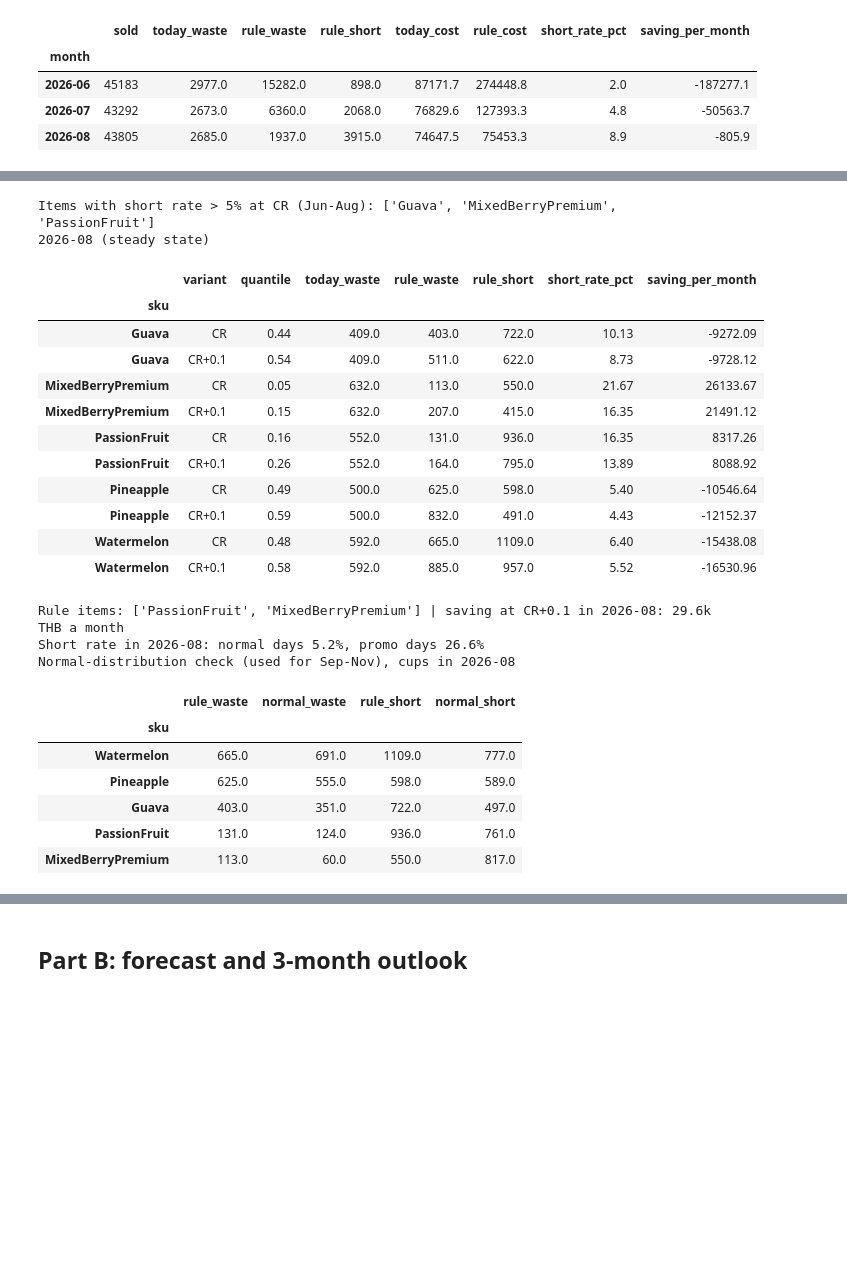
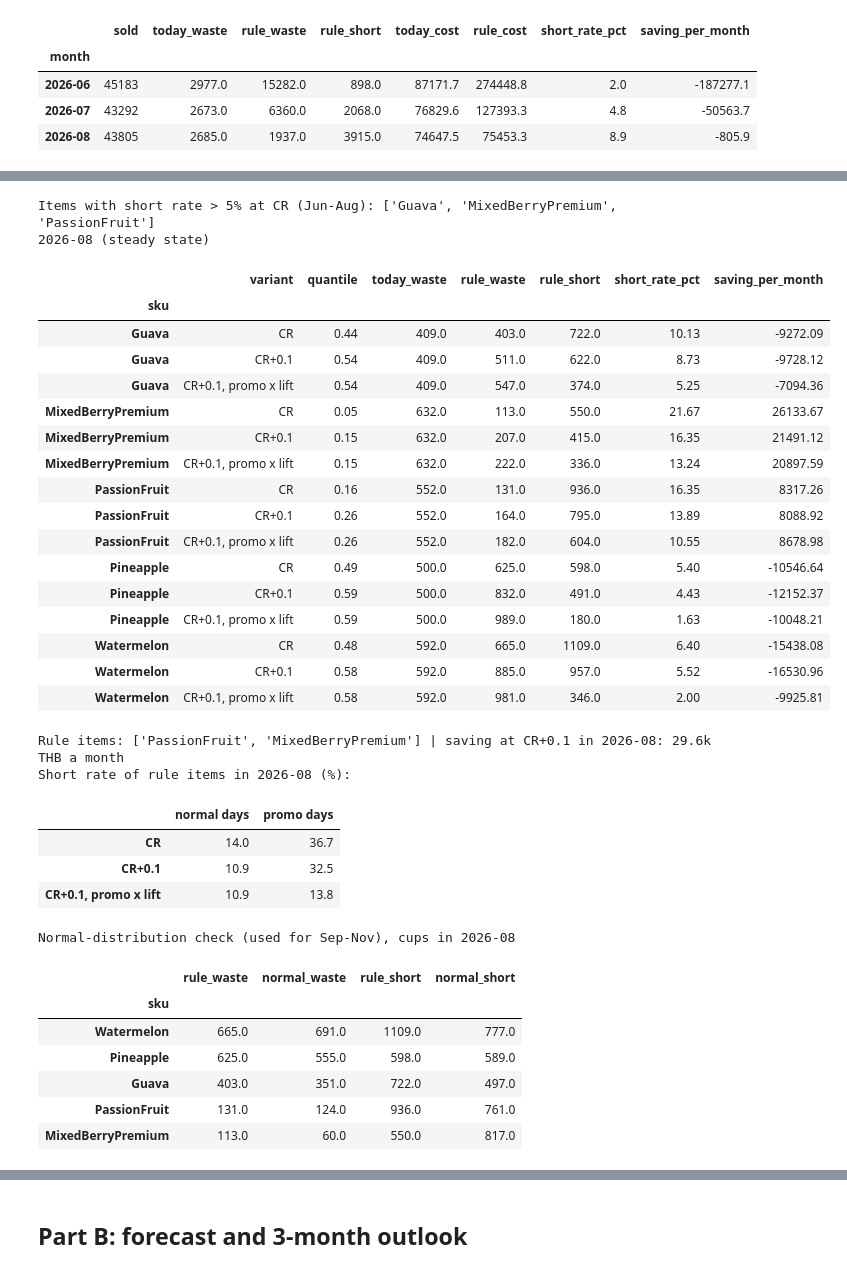
Before and after one commit to belseris/fruitblend24-case-study, a Jupyter notebook: notebooks/05_forecast_inventory.ipynb, the cells around one changed output, grey strips where cells are left out. Cells and saved outputs as stored; diff of their text form; code cells hidden in the pictures; blank space fills up the shorter version.

Commit message:
Add executive summary, insight checks and recommendations (lesson 12)
Also prep promo days at the normal level x measured lift in prep_rule.

Co-Authored-By: Claude Opus 5.5 <noreply@anthropic.com>

```diff
--- a/notebooks/05_forecast_inventory.ipynb
+++ b/notebooks/05_forecast_inventory.ipynb
@@ -47,6 +47,8 @@ def subtitle(title, sub):
 sheets = load_tables()
 e = pd.read_parquet(ROOT / "data" / "processed" / "orders_enriched.parquet")
 p = daily_panel(e, sheets)
+promo_inc = pd.read_csv(OUT / "promo_incremental.csv")
+LIFT = sc.promo_lift(promo_inc)   # lesson 7: cups on promo / baseline cups
 assert p["sold"].sum() == e["units_sold"].sum()
 assert np.isclose(p["waste_cost"].sum(), sheets["waste_daily"]["est_waste_cost_thb"].sum())
 print(f"{len(p):,} kitchen-item-days | {p['sold'].sum():,.0f} cups sold | "
@@ -177,9 +179,9 @@ A wasted berry costs 53 THB, a lost berry sale only 2.6 THB (rainy-season fruit
 p["today_cost"] = p["wasted"] * p["sku"].map(cr["co"])
 
 
-def backtest_rule(q, months):
+def backtest_rule(q, months, lift=None):
     """Prep rule on the given months; waste, short and cost per kitchen-item-day."""
-    b = p[p["month"].isin(months)].join(prep_rule(p, q))
+    b = p[p["month"].isin(months)].join(prep_rule(p, q, lift=lift))
     assert b["prep"].notna().all(), "rule has no history for some days"
     return b.join(score_prep(b["sold"], b["prep"], b["sku"].map(cr["cu"]), b["sku"].map(cr["co"])))
 
@@ -229,63 +231,83 @@ fig.show()
 # %% [output]
 [interactive output not drawn]
 # %%
-rows = []
-for label, add in [("CR", 0.0), ("CR+0.1", 0.1)]:
+rows, runs = [], {}
+for label, add, lift in [("CR", 0.0, None), ("CR+0.1", 0.1, None), ("CR+0.1, promo x lift", 0.1, LIFT)]:
     q = {s: min(cr.loc[s, "cr"] + add, 0.95) for s in ITEMS}
-    b = bt if add == 0 else backtest_rule(q, COST_MONTHS)
+    b = bt if add == 0 else backtest_rule(q, COST_MONTHS, lift)
+    runs[label] = b
     for period, mask in [("2026-06 to 2026-08", b["month"].isin(COST_MONTHS)), (STEADY, b["month"] == STEADY)]:
         g = compare(b[mask], "sku").reindex(ITEMS)
         g.loc["All"] = g.sum()
         g.loc["All", "short_rate_pct"] = g.loc["All", "rule_short"] / g.loc["All", "sold"] * 100
         rows.append(g.assign(variant=label, period=period, quantile=[q.get(s, np.nan) for s in g.index]))
 rule_bt = pd.concat(rows).rename_axis("sku").reset_index()
 rule_bt.to_csv(OUT / "prep_rule_backtest.csv", index=False)
 
 high_short = compare(bt, "sku").query("short_rate_pct > 5").index.tolist()
 print(f"Items with short rate > 5% at CR (Jun-Aug): {high_short}")
 cols = ["variant", "quantile", "today_waste", "rule_waste", "rule_short", "short_rate_pct", "saving_per_month"]
 steady = rule_bt[rule_bt["period"] == STEADY].set_index("sku")
 print(f"{STEADY} (steady state)")
 display(steady.loc[ITEMS, cols].round(2).sort_index(kind="stable"))
 
-# Use the rule where it saves money in the steady month even at CR+0.1, the safer setting.
-plus = steady[steady["variant"] == "CR+0.1"]
+# Use the rule where it saves money in the steady month at CR+0.1 with promo days x lift (the plan).
+plus = steady[steady["variant"] == "CR+0.1, promo x lift"]
 RULE_ITEMS = [s for s in ITEMS if plus.loc[s, "saving_per_month"] > 0]
 print(f"Rule items: {RULE_ITEMS} | saving at CR+0.1 in {STEADY}: "
       f"{plus.loc[RULE_ITEMS, 'saving_per_month'].sum() / 1000:.1f}k THB a month")
 
 aug = bt[bt["month"] == STEADY]
-promo_short = aug.groupby("promo_day").apply(lambda d: d["short"].sum() / d["sold"].sum() * 100, include_groups=False)
+
+
+def short_by_day_type(b):
+    """Short rate of the rule items on normal and promo days, in the steady month."""
+    a = b[(b["month"] == STEADY) & b["sku"].isin(RULE_ITEMS)]
+    return a.groupby("promo_day").apply(lambda d: d["short"].sum() / d["sold"].sum() * 100, include_groups=False)
+
+
+promo_short = pd.DataFrame({k: short_by_day_type(v) for k, v in runs.items()}).T
+promo_short.columns = ["normal days", "promo days"]
 w_n, s_n = normal_waste_short(aug["mu"], aug["sd"], aug["prep"])
 check = pd.DataFrame({"rule_waste": aug.groupby("sku")["waste"].sum(), "normal_waste": pd.Series(w_n, aug.index).groupby(aug["sku"]).sum(),
                       "rule_short": aug.groupby("sku")["short"].sum(), "normal_short": pd.Series(s_n, aug.index).groupby(aug["sku"]).sum()}).reindex(ITEMS)
-print(f"Short rate in {STEADY}: normal days {promo_short[False]:.1f}%, promo days {promo_short[True]:.1f}%")
+print(f"Short rate of rule items in {STEADY} (%):")
+display(promo_short.round(1))
 print("Normal-distribution check (used for Sep-Nov), cups in", STEADY)
 display(check.round(0))
 # %% [output]
 Items with short rate > 5% at CR (Jun-Aug): ['Guava', 'MixedBerryPremium', 'PassionFruit']
 2026-08 (steady state)
 |  | variant | quantile | today_waste | rule_waste | rule_short | short_rate_pct | saving_per_month |
 | sku |  |  |  |  |  |  |  |
 | Guava | CR | 0.44 | 409.0 | 403.0 | 722.0 | 10.13 | -9272.09 |
 | Guava | CR+0.1 | 0.54 | 409.0 | 511.0 | 622.0 | 8.73 | -9728.12 |
+| Guava | CR+0.1, promo x lift | 0.54 | 409.0 | 547.0 | 374.0 | 5.25 | -7094.36 |
 | MixedBerryPremium | CR | 0.05 | 632.0 | 113.0 | 550.0 | 21.67 | 26133.67 |
 | MixedBerryPremium | CR+0.1 | 0.15 | 632.0 | 207.0 | 415.0 | 16.35 | 21491.12 |
+| MixedBerryPremium | CR+0.1, promo x lift | 0.15 | 632.0 | 222.0 | 336.0 | 13.24 | 20897.59 |
 | PassionFruit | CR | 0.16 | 552.0 | 131.0 | 936.0 | 16.35 | 8317.26 |
 | PassionFruit | CR+0.1 | 0.26 | 552.0 | 164.0 | 795.0 | 13.89 | 8088.92 |
+| PassionFruit | CR+0.1, promo x lift | 0.26 | 552.0 | 182.0 | 604.0 | 10.55 | 8678.98 |
 | Pineapple | CR | 0.49 | 500.0 | 625.0 | 598.0 | 5.40 | -10546.64 |
 | Pineapple | CR+0.1 | 0.59 | 500.0 | 832.0 | 491.0 | 4.43 | -12152.37 |
+| Pineapple | CR+0.1, promo x lift | 0.59 | 500.0 | 989.0 | 180.0 | 1.63 | -10048.21 |
 | Watermelon | CR | 0.48 | 592.0 | 665.0 | 1109.0 | 6.40 | -15438.08 |
 | Watermelon | CR+0.1 | 0.58 | 592.0 | 885.0 | 957.0 | 5.52 | -16530.96 |
+| Watermelon | CR+0.1, promo x lift | 0.58 | 592.0 | 981.0 | 346.0 | 2.00 | -9925.81 |
 Rule items: ['PassionFruit', 'MixedBerryPremium'] | saving at CR+0.1 in 2026-08: 29.6k THB a month
-Short rate in 2026-08: normal days 5.2%, promo days 26.6%
-Normal-distribution check (used for Sep-Nov), cups in 2026-08
+Short rate of rule items in 2026-08 (%):
-|  | rule_waste | normal_waste | rule_short | normal_short |
-| sku |  |  |  |  |
-| Watermelon | 665.0 | 691.0 | 1109.0 | 777.0 |
-| Pineapple | 625.0 | 555.0 | 598.0 | 589.0 |
-| Guava | 403.0 | 351.0 | 722.0 | 497.0 |
-| PassionFruit | 131.0 | 124.0 | 936.0 | 761.0 |
-| MixedBerryPremium | 113.0 | 60.0 | 550.0 | 817.0 |
+|  | normal days | promo days |
+| CR | 14.0 | 36.7 |
+| CR+0.1 | 10.9 | 32.5 |
+| CR+0.1, promo x lift | 10.9 | 13.8 |
+Normal-distribution check (used for Sep-Nov), cups in 2026-08
+|  | rule_waste | normal_waste | rule_short | normal_short |
+| sku |  |  |  |  |
+| Watermelon | 665.0 | 691.0 | 1109.0 | 777.0 |
+| Pineapple | 625.0 | 555.0 | 598.0 | 589.0 |
+| Guava | 403.0 | 351.0 | 722.0 | 497.0 |
+| PassionFruit | 131.0 | 124.0 | 936.0 | 761.0 |
+| MixedBerryPremium | 113.0 | 60.0 | 550.0 | 817.0 |
 # %% [markdown]
 **Over Jun-Aug the rule costs more than today for every item but berry. Its 8-week window still holds the April peak in June: 15.3k wasted cups vs 3.0k today.**
```
Also changed, not shown: parts of 5 cells of this notebook, 10 other files.
